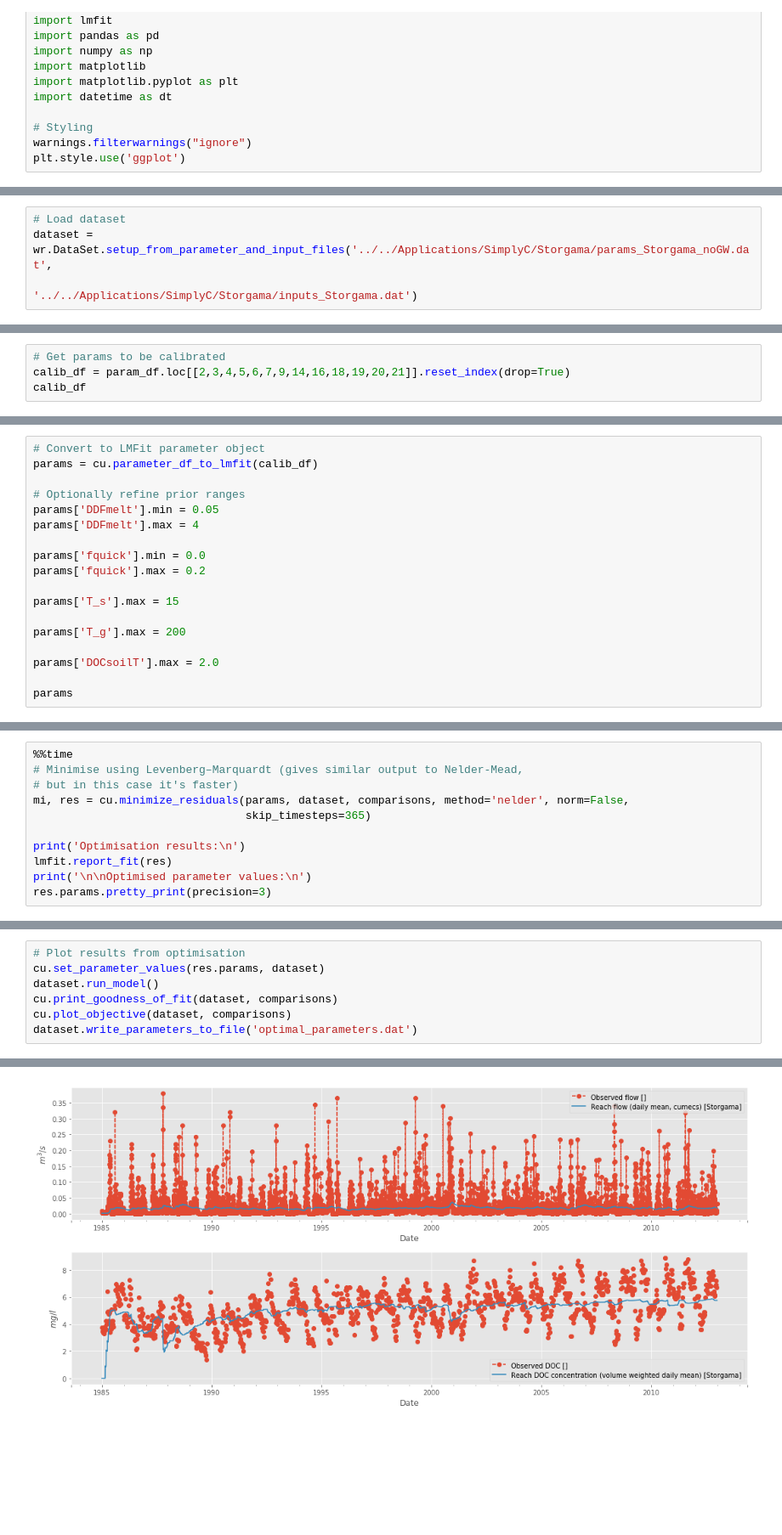
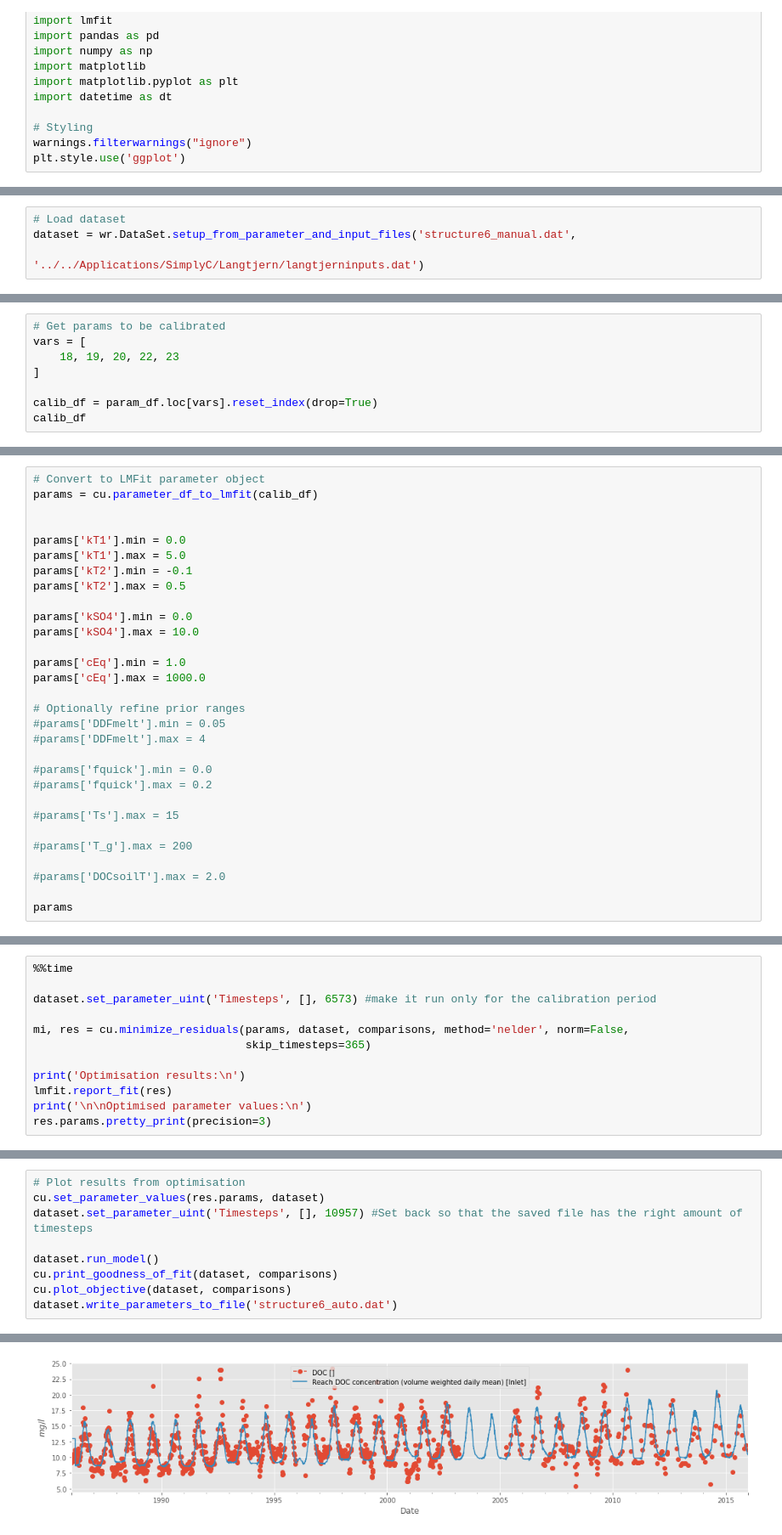
Before and after one commit to NIVANorge/Mobius, a Jupyter notebook: PythonWrapper/SimplyC/SimplyC_calibration.ipynb, the cells around one changed output, grey strips where cells are left out. Shown at 85% size. Cells and saved outputs as stored; diff of their text form; blank space fills up the shorter version.

Commit message:
More work on SimplyC for the paper

```diff
--- a/PythonWrapper/SimplyC/SimplyC_calibration.ipynb
+++ b/PythonWrapper/SimplyC/SimplyC_calibration.ipynb
@@ -25,7 +25,7 @@ calib_fpath = (r"..\mobius_calib_uncert_lmfit.py")
 cu = imp.load_source('mobius_calib_uncert_lmfit', calib_fpath)
 # %%
 # Load dataset
-dataset = wr.DataSet.setup_from_parameter_and_input_files('../../Applications/SimplyC/Storgama/params_Storgama_noGW.dat',
-                                                          '../../Applications/SimplyC/Storgama/inputs_Storgama.dat')
+dataset = wr.DataSet.setup_from_parameter_and_input_files('structure6_manual.dat',
+                                                          '../../Applications/SimplyC/Langtjern/langtjerninputs.dat')
 # %%
 # List of simulated and observed variables to investigate for Morsa
@@ -78,6 +71,10 @@ Number of observations: 1410
 # %%
 # Get params to be calibrated
-calib_df = param_df.loc[[2,3,4,5,6,7,9,14,16,18,19,20,21]].reset_index(drop=True)
+vars = [
+    18, 19, 20, 22, 23
+]
+
+calib_df = param_df.loc[vars].reset_index(drop=True)
 calib_df
 # %% [output]
 |  | name | unit | index | min_value | initial_value | max_value |
@@ -114,17 +104,29 @@ calib_df['short_name'] = ['DDFmelt',
 # Convert to LMFit parameter object
 params = cu.parameter_df_to_lmfit(calib_df)
 
+
+params['kT1'].min = 0.0
+params['kT1'].max = 5.0
+params['kT2'].min = -0.1
+params['kT2'].max = 0.5
+
+params['kSO4'].min = 0.0
+params['kSO4'].max = 10.0
+
+params['cEq'].min = 1.0
+params['cEq'].max = 1000.0
+
 # Optionally refine prior ranges
-params['DDFmelt'].min = 0.05
-params['DDFmelt'].max = 4
+#params['DDFmelt'].min = 0.05
+#params['DDFmelt'].max = 4
 
-params['fquick'].min = 0.0
-params['fquick'].max = 0.2
+#params['fquick'].min = 0.0
+#params['fquick'].max = 0.2
 
-params['T_s'].max = 15
+#params['Ts'].max = 15
 
-params['T_g'].max = 200
+#params['T_g'].max = 200
 
-params['DOCsoilT'].max = 2.0
+#params['DOCsoilT'].max = 2.0
 
 params
@@ -131,7 +140,8 @@ params
 # %%
 %%time
-# Minimise using Levenberg–Marquardt (gives similar output to Nelder-Mead,
-# but in this case it's faster)
+
+dataset.set_parameter_uint('Timesteps', [], 6573) #make it run only for the calibration period
+
 mi, res = cu.minimize_residuals(params, dataset, comparisons, method='nelder', norm=False,
                                 skip_timesteps=365)
 
@@ -160,8 +170,10 @@ Wall time: 22min 44s
 # %%
 # Plot results from optimisation
 cu.set_parameter_values(res.params, dataset)
+dataset.set_parameter_uint('Timesteps', [], 10957) #Set back so that the saved file has the right amount of timesteps
+
 dataset.run_model()
 cu.print_goodness_of_fit(dataset, comparisons)
 cu.plot_objective(dataset, comparisons)
-dataset.write_parameters_to_file('optimal_parameters.dat')
+dataset.write_parameters_to_file('structure6_auto.dat')
 # %% [output]
@@ -182 +186 @@ Number of observations: 1410
-[figure, old version]
+[figure, new version]
```
Also changed, not shown: parts of 9 cells of this notebook, 13 other files.
